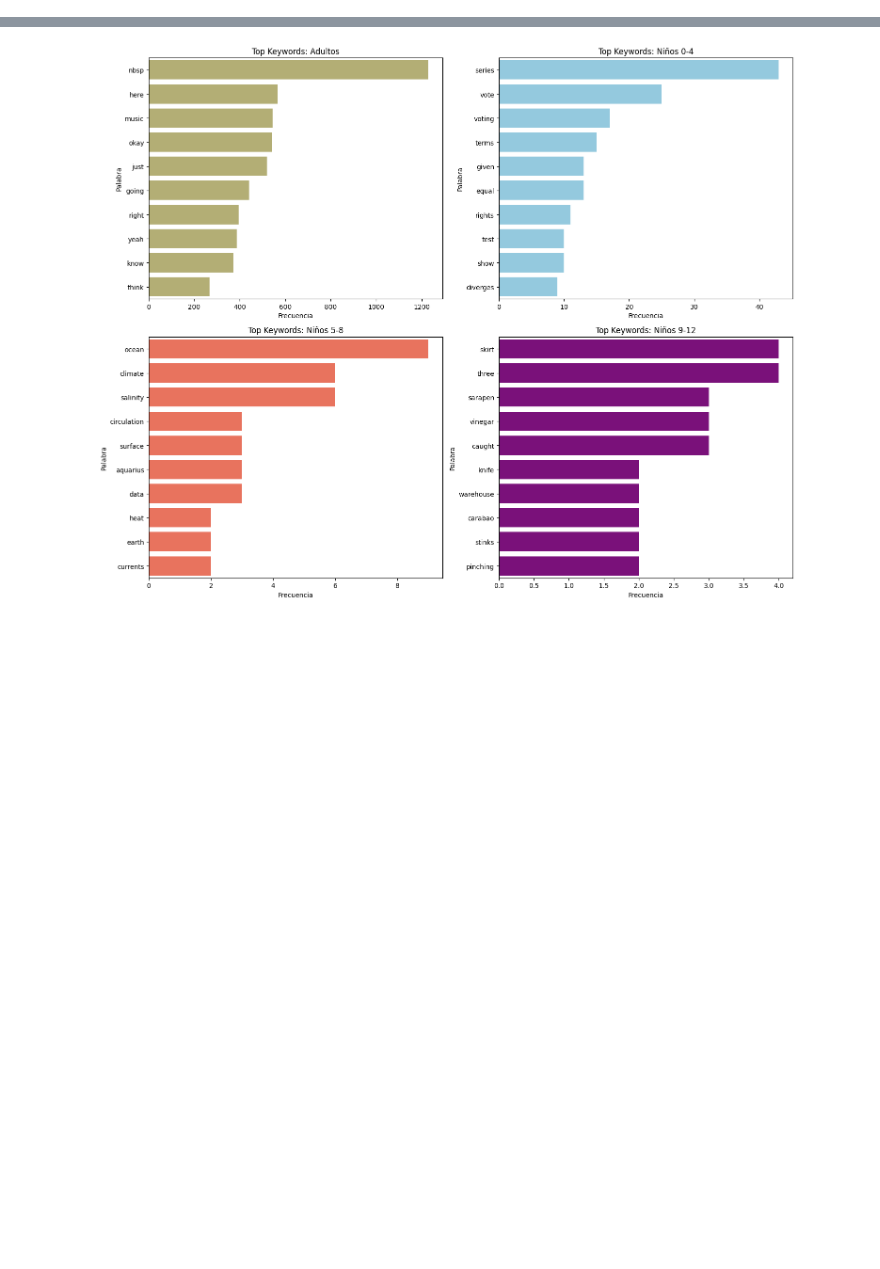
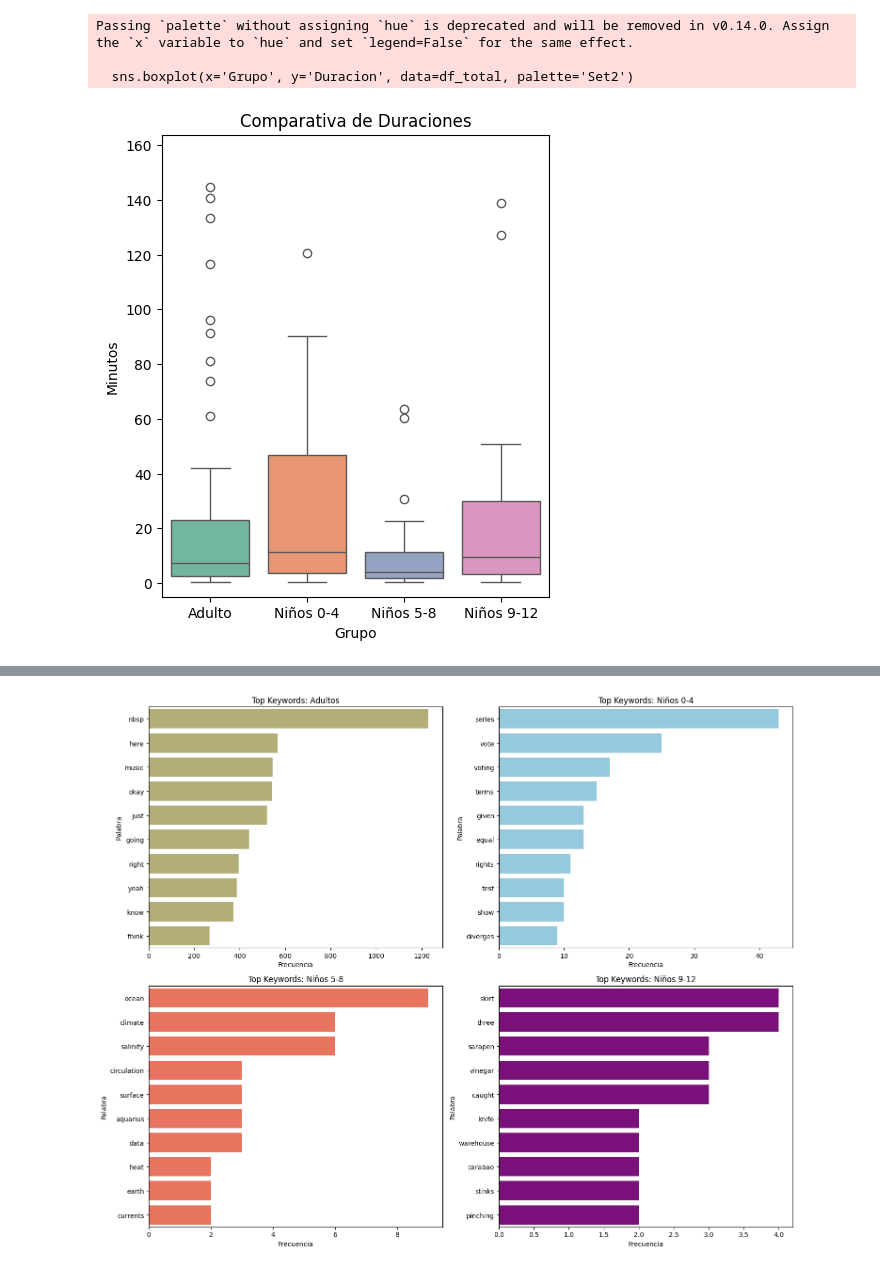
Before and after one commit to UCM-GIDIA-PD1/c2526-R1, a Jupyter notebook: src/analisis_explicativo.ipynb, the cells around one changed output, grey strips where cells are left out. Cells and saved outputs as stored; diff of their text form; code cells hidden in the pictures; blank space fills up the shorter version.

```diff
--- a/src/analisis_explicativo.ipynb
+++ b/src/analisis_explicativo.ipynb
@@ -73,14 +86,26 @@ plt.show()
 # %%
+df_total = pd.concat([
+    df_Adult.assign(Grupo='Adulto'),
+    df_0_4.assign(Grupo='Niños 0-4'),
+    df_5_8.assign(Grupo='Niños 5-8'),
+    df_9_12.assign(Grupo='Niños 9-12')
+])
+
 plt.figure(figsize=(5, 6))
 sns.boxplot(x='Grupo', y='Duracion', data=df_total, palette='Set2')
 
 # Ignoramos los outliers extremos solo en la vista, sin borrarlos del dataframe
 limite_superior = df_total['Duracion'].quantile(0.95) * 1.2
 plt.ylim(-5, limite_superior)
 
 plt.title('Comparativa de Duraciones')
 plt.ylabel('Minutos')
 plt.show()
+# %% [output]
+Passing `palette` without assigning `hue` is deprecated and will be removed in v0.14.0. Assign the `x` variable to `hue` and set `legend=False` for the same effect.
+
+  sns.boxplot(x='Grupo', y='Duracion', data=df_total, palette='Set2')
+[figure, added]
 # %%
 
 def graficar_top_generos(df, titulo_grafica, ax_obj, paleta):
```
Also changed, not shown: parts of 8 cells of this notebook.
